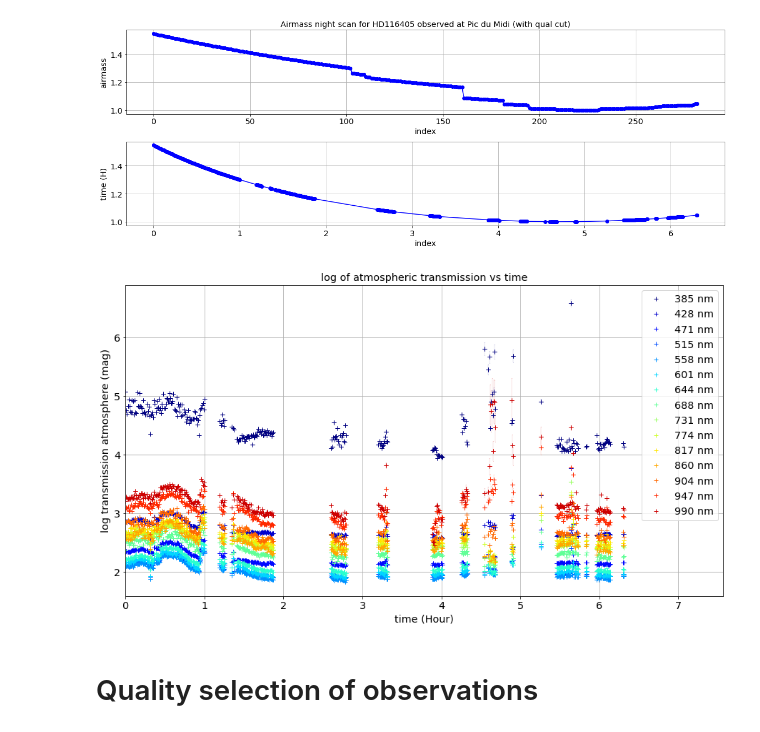
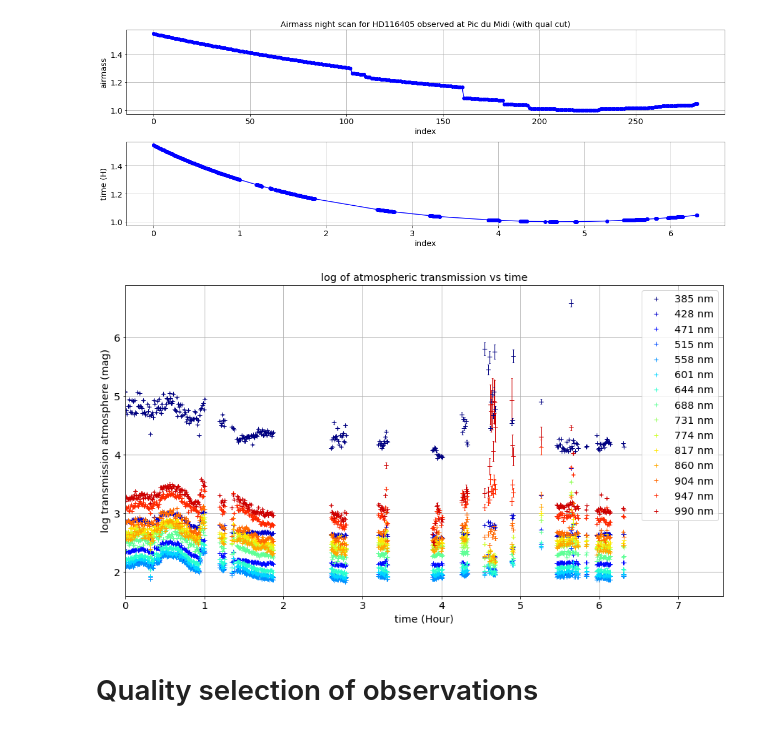
Before and after one commit to sylvielsstfr/PhotomCorrectAuxTel, a Jupyter notebook: analysis/MLfit_gp_data/MLfit_bouguer_gp.ipynb, the cells around one changed output. Cells and saved outputs as stored; diff of their text form; code cells hidden in the pictures.

```diff
--- a/analysis/MLfit_gp_data/MLfit_bouguer_gp.ipynb
+++ b/analysis/MLfit_gp_data/MLfit_bouguer_gp.ipynb
@@ -221,7 +221,7 @@ def GetBouguerLinesTim(Npoints,wl,tim,magref,emag,FLAG_PLOT=True):
 
         if FLAG_PLOT:
             ax.plot(the_x,the_y,'+',color=all_colors[idx],label=wl_label[idx])
-            ax.errorbar(the_x,the_y,yerr=the_ey, fmt = '+', color=all_colors[idx],capsize = 0.1, ecolor=all_colors[idx], elinewidth = .1)
+            ax.errorbar(the_x,the_y,yerr=the_ey, fmt = '+', color=all_colors[idx],capsize = 1, ecolor=all_colors[idx], elinewidth = 1)
 
 
 
@@ -630,7 +632,7 @@ all_df[0].airmass[0]
 # %% [markdown]
 # Convert Not filtered spectra into Mag table
 # %%
-WL,Mags,EMags,AirM,Tim = ConvertToImage(all_df,WLMIN= WLMINSEL ,WLMAX= WLMAXSEL)
+WL,Mags1,EMags1,AirM,Tim = ConvertToImage(all_df,WLMIN= WLMINSEL ,WLMAX= WLMAXSEL)
 # %%
 fig=plt.figure(figsize=(16,6))
 ax1=fig.add_subplot(211)
@@ -781,7 +783,7 @@ ax.set_ylim(25,35)
 # %% [markdown]
 ## Convert to image
 # %%
-WL,Mags, EMags,AirM,Tim = ConvertToImage(all_df_filt,WLMIN= WLMINSEL ,WLMAX= WLMAXSEL )
+WL,Mags2, EMags2,AirM,Tim = ConvertToImage(all_df_filt,WLMIN= WLMINSEL ,WLMAX= WLMAXSEL )
 # %%
 fig=plt.figure(figsize=(16,6))
 ax1=fig.add_subplot(211)
@@ -807,7 +807,9 @@ MagsRef=Mags-sed_mag0
+# %%
+MagsRef2=Mags2-sed_mag0
 # %%
-GetBouguerLinesTim(15,WL,Tim,MagsRef,EMags,FLAG_PLOT=True)
+GetBouguerLinesTim(15,WL,Tim,MagsRef2,EMags2,FLAG_PLOT=True)
 # %% [output]
-[figure, old version]
+[figure, new version]
 # %% [markdown]
 # Quality selection of observations
 # %%
```
Also changed, not shown: parts of 21 cells of this notebook, 3 other files.
